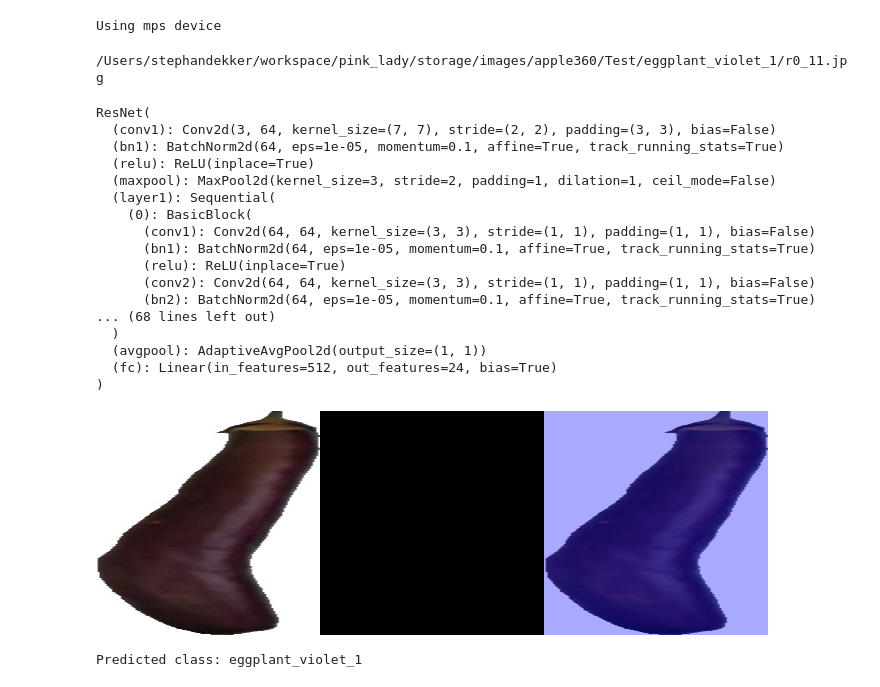
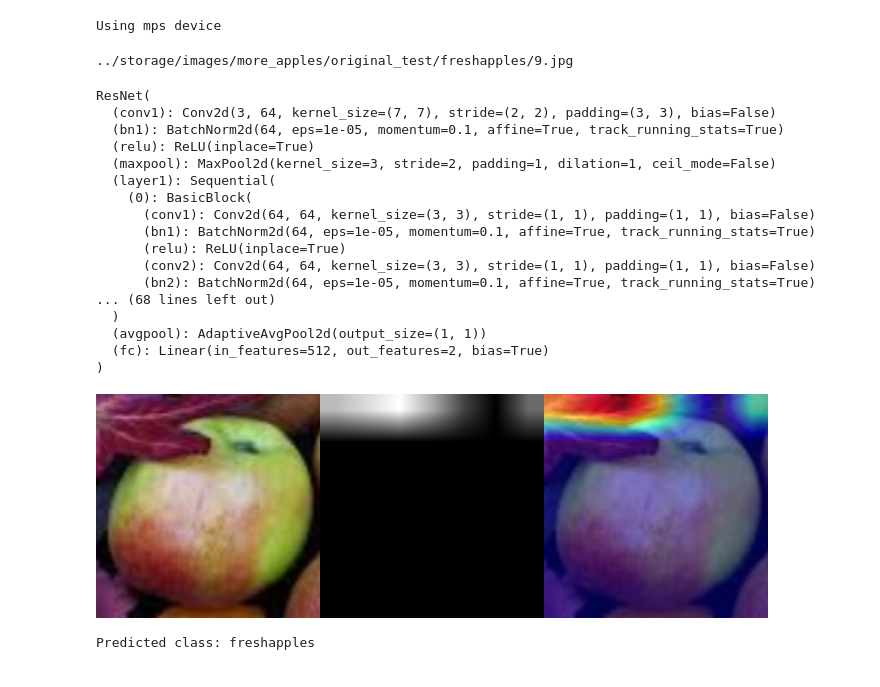
Before and after one commit to ArachDyrr/pink_lady, a Jupyter notebook: factory/Apple_RESNET18_GradCam.ipynb, the cells around one changed output. Cells and saved outputs as stored; diff of their text form; code cells hidden in the pictures.

```diff
--- a/factory/Apple_RESNET18_GradCam.ipynb
+++ b/factory/Apple_RESNET18_GradCam.ipynb
@@ -28,10 +26,12 @@ model = torch.load('/Users/stephandekker/workspace/pink_lady/storage/data/genera
+# %%
+model = torch.load('../hall_of_fame/100 accuracy on validation 91.7 on test/20230616-152021_resnet18_more_pinky_loss.pt')
 # %%
-image_url = '/Users/stephandekker/workspace/pink_lady/storage/images/apple360/Test/eggplant_violet_1/r0_11.jpg'
+image_url = '../storage/images/more_apples/original_test/freshapples/9.jpg'
 img = cv2.imread(image_url)
 # %%
 print(image_url)
 # %% [output]
-/Users/stephandekker/workspace/pink_lady/storage/images/apple360/Test/eggplant_violet_1/r0_11.jpg
+../storage/images/more_apples/original_test/freshapples/9.jpg
 # %%
 if img is None:
     print("Error: Failed to convert the image to RGB.")
@@ -62,24 +62,24 @@ ResNet(
 ... (68 lines left out)
   )
   (avgpool): AdaptiveAvgPool2d(output_size=(1, 1))
-  (fc): Linear(in_features=512, out_features=24, bias=True)
+  (fc): Linear(in_features=512, out_features=2, bias=True)
 )
 # %%
 # As usual for classication, the target is the logit output
 # before softmax, for that category.
 target_layers = [model.layer4[-1]] #Resnet18 and 50: model.layer4[-1], from gradcam github documentation
-targets = [ClassifierOutputTarget(3)]
+targets = [ClassifierOutputTarget(1)]
 
 with GradCAM(model=model, target_layers=target_layers) as cam:
     grayscale_cams = cam(input_tensor=input_tensor, targets=targets)
     cam_image = show_cam_on_image(img, grayscale_cams[0, :], use_rgb=True)
 
 cam = np.uint8(255*grayscale_cams[0, :])
 cam = cv2.merge([cam, cam, cam])
 images = np.hstack((np.uint8(255*img), cam , cam_image))
 Image.fromarray(images)
 # %% [output]
-[figure, old version]
+[figure, new version]
 # %%
 import torch
 from PIL import Image
@@ -110,7 +110,7 @@ _, predicted = torch.max(output, 1)
 predicted_class_index = predicted.item()
 
 # Get the class label from the index using the labels dictionary
-dataset_path = "/Users/stephandekker/workspace/pink_lady/storage/images/apple360/Test"
+dataset_path = "../storage/images/more_apples/test"
 dataset = ImageFolder(dataset_path, transform=transform)
 retreived_dict = dataset.class_to_idx
 # print(retreived_dict)
@@ -121,4 +121,4 @@ predicted_class = labels_dict[predicted_class_index]
 
 print("Predicted class:", predicted_class)
 # %% [output]
-Predicted class: eggplant_violet_1
+Predicted class: freshapples
```
Also changed, not shown: parts of 1 cell of this notebook.
